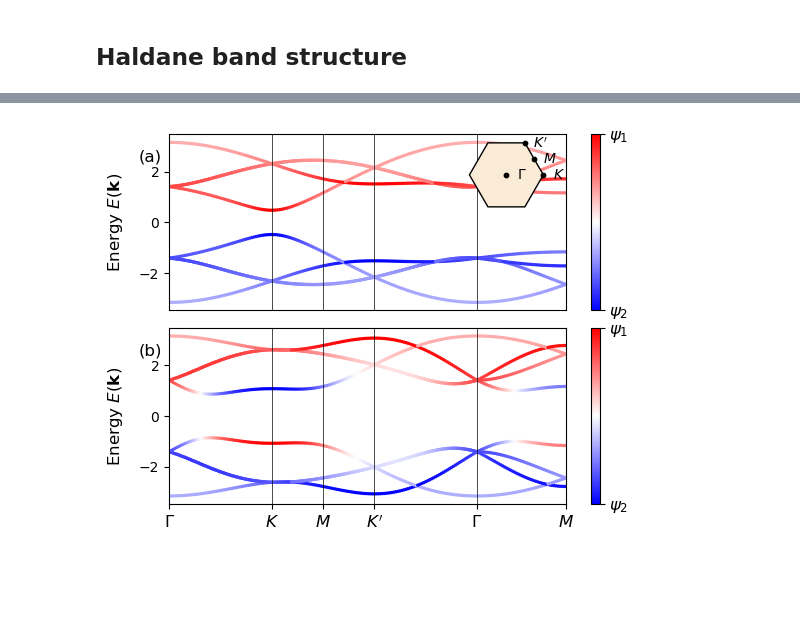
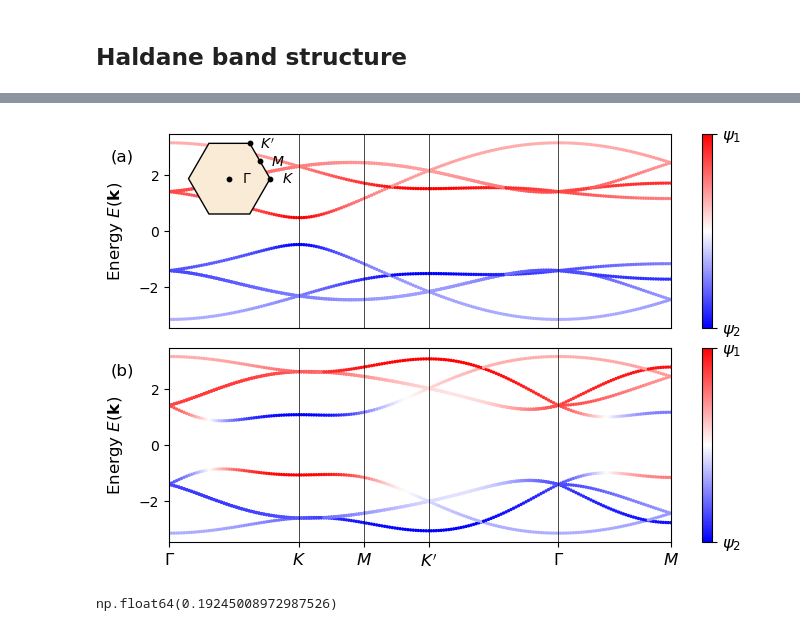
Before and after one commit to treycole/WanPy, a Jupyter notebook: top_obstruction/Haldane_bands.ipynb, the cells around one changed output, grey strips where cells are left out. Drawn from its saved outputs; the diff is of its cells as text; code cells hidden in the pictures; blank space fills up the shorter version.

Commit message:
quantum geom, images

```diff
--- a/top_obstruction/Haldane_bands.ipynb
+++ b/top_obstruction/Haldane_bands.ipynb
@@ -50,7 +84,7 @@ eigstates_triv.plot_bands(
     k_path, nk=201, sub_lat=True, scat_size=2, red_lat_idx=high_E_sites, fig=fig, ax=axs[0]
     )
 axs[0].xaxis.set_ticks_position('none')
-axs[0].text(-.1, 2.4, '(a)', size=12)
+axs[0].text(-.15, 2.5, '(a)', size=12)
 
 
 # topological bands
@@ -63,12 +97,12 @@ eigstates_top.plot_bands(
     k_path, nk=201, k_label=label, sub_lat=True, scat_size=2, red_lat_idx=high_E_sites, fig=fig, ax=axs[1]
     )
 
-axs[1].text(-.1, 2.4, '(b)', size=12)
+axs[1].text(-.15, 2.5, '(b)', size=12)
 # axs[1].set_ylim(-1e-1, 1e-1)
 
 ### Brillouin zone inset ###
 
-inset_ax = axs[0].inset_axes([0.65, 0.57, 0.4, 0.4])  # [x0, y0, widthx, widthy]
+inset_ax = axs[0].inset_axes([-0.08, 0.57, 0.4, 0.4])  # [x0, y0, widthx, widthy]
 
 a = 2 # Lattice constant
 s = 4 * np.pi / (3 * a) # Size of the Brillouin zone
@@ -76,32 +110,36 @@ s = 4 * np.pi / (3 * a) # Size of the Brillouin zone
 theta = np.linspace(0, 2 * np.pi, 7)[:-1]
 # Hexagon vertices
 x = s * np.cos(theta)
 y = s * np.sin(theta)
 # Plot hexagon
 inset_ax.fill(x, y, 'antiquewhite', edgecolor='k')
 
 # high-symmetry points
 lat = Lattice(ref_model)
 recip_vecs = lat.get_recip_lat_vecs()
 k_pts = k_path @ recip_vecs
 k_path = np.array([[0, 0], [2/3, 1/3], [.5, .5], [1/3, 2/3], [0, 0], [.5, .5]])
 label = [r'$\Gamma $',r'$K$', r'$M$', r'$K^\prime$', r'$\Gamma $', r'$M$']
 k_pts = k_path @ recip_vecs
 
 for i in range(4):
     inset_ax.scatter(k_pts[i,0], k_pts[i,1], s=10, zorder=2, c='k')
     inset_ax.text(k_pts[i,0]+0.9, k_pts[i,1], label[i], fontsize=10, ha='center', va='center')
 
 inset_ax.axis('equal')
 inset_ax.set_xticks([])
 inset_ax.set_yticks([])
 inset_ax.set_axis_off()
 
 # adjust to remove white space
-# plt.subplots_adjust(top=0.95, bottom=0.1, left=0.1, right=1.08)
+plt.subplots_adjust(top=0.95, bottom=0.1, left=0.1, right=1.08)
 
 save_name = f'Delta={delta}_t={t}_n_occ={n_occ}_comparison'
 
 plt.savefig(f'images/Haldane_bands_{save_name}.png', dpi=700)
 # %% [output]
-[figure, old version]
+[figure, new version]
+# %%
+1/(3*np.sqrt(3))
+# %% [output]
+np.float64(0.19245008972987526)
```
Also changed, not shown: parts of 1 cell of this notebook, 21 other files.
